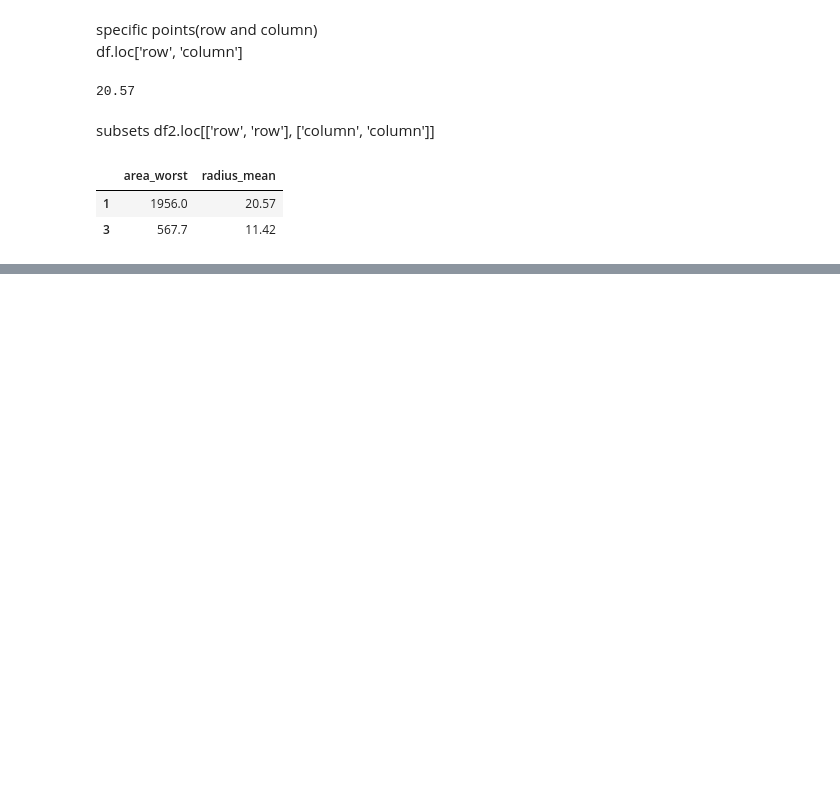
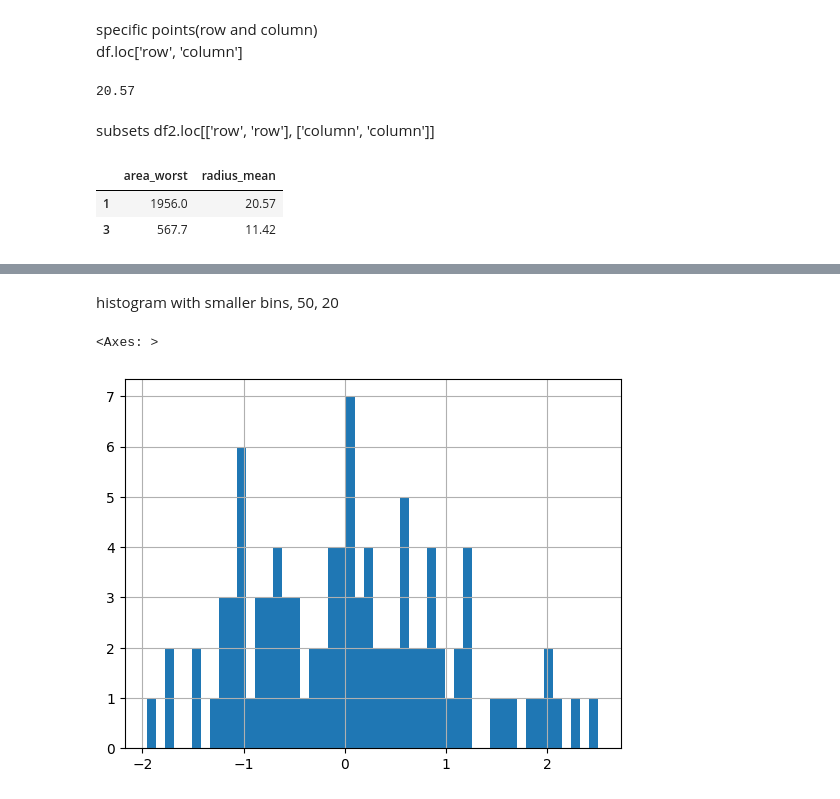
Before and after one commit to ukasz21/learning, a Jupyter notebook: numpy_tutorials/codemy_pandas_tutorial/pandas_codemy_pt2_28.ipynb, the cells around one changed output, grey strips where cells are left out. Cells and saved outputs as stored; diff of their text form; code cells hidden in the pictures; blank space fills up the shorter version.

```diff
--- a/numpy_tutorials/codemy_pandas_tutorial/pandas_codemy_pt2_28.ipynb
+++ b/numpy_tutorials/codemy_pandas_tutorial/pandas_codemy_pt2_28.ipynb
@@ -703,0 +1502,7 @@ df2.loc[[1, 3], ['area_worst', 'radius_mean']]
+# %% [markdown]
+histogram with smaller bins, 50, 20
+# %%
+df4['Wed'].hist(bins=50)
+# %% [output]
+<Axes: >
+[figure, added]
```
Also changed, not shown: parts of 128 cells of this notebook.
